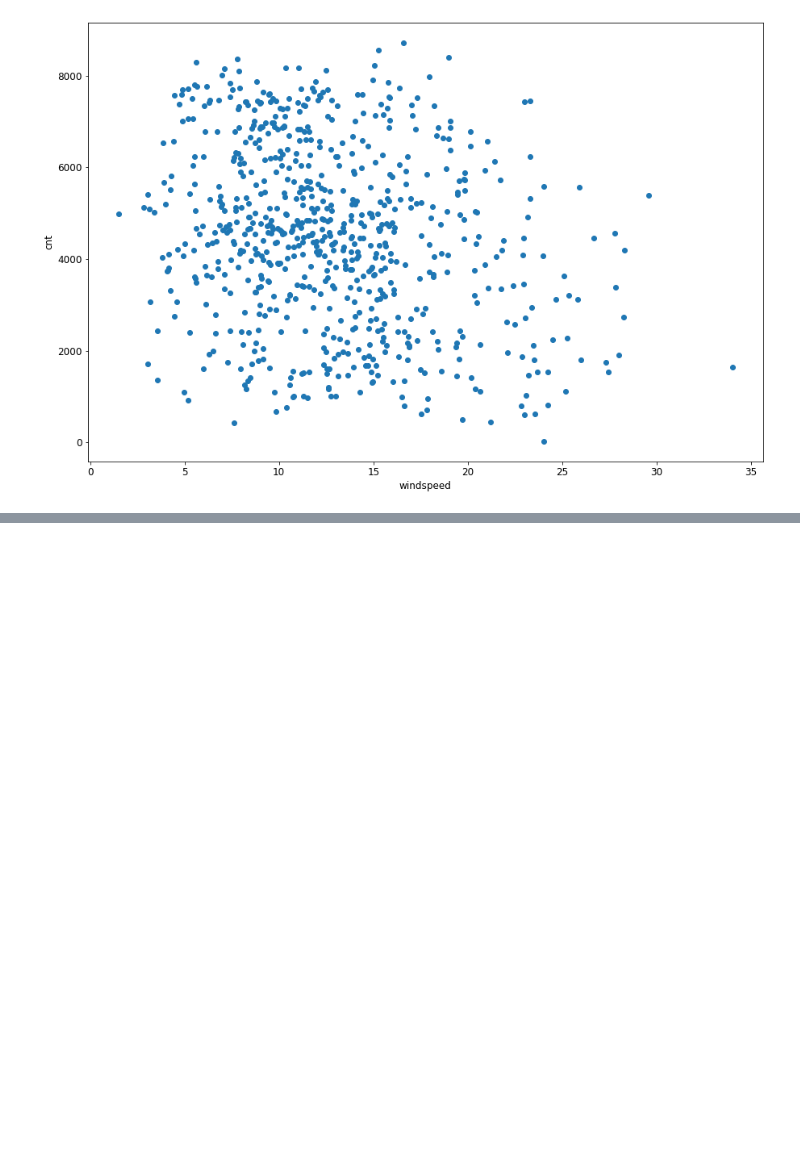
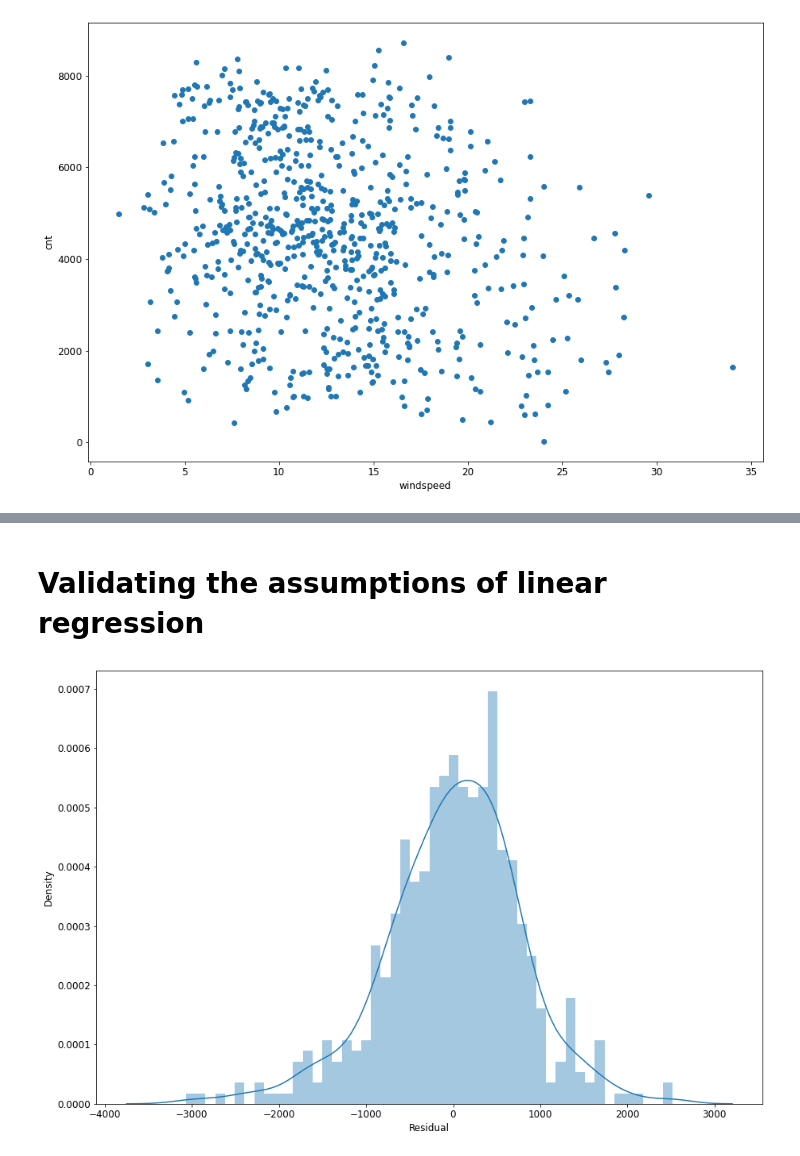
Before and after one commit to kvc0608/Bike-sharing, a Jupyter notebook: Anirudh_KVC.ipynb, the cells around one changed output, grey strips where cells are left out. Saved outputs shown, nothing was run; the diff lists cells and outputs as text; code cells hidden in the pictures; blank space fills up the shorter version.

```diff
--- a/Anirudh_KVC.ipynb
+++ b/Anirudh_KVC.ipynb
@@ -608,0 +737,4 @@ The adjusted r2 score on the test set is  0.79
+# %%
+sel_feat = ["atemp","yr","summer","winter","Mist","Light_snow_rain","windspeed","holiday","weekday"]
+models.append(Model_build(sel_feat))
+models[-1].train_model()
@@ -608,0 +780,2 @@ The adjusted r2 score on the test set is  0.79
+# %%
+rel_models.append(models[-1])
@@ -608,0 +784,4 @@ The adjusted r2 score on the test set is  0.79
+# %%
+sel_feat = ["atemp","yr","summer","winter","Mist","Light_snow_rain","windspeed","holiday","weekday","workingday"]
+models.append(Model_build(sel_feat))
+models[-1].train_model()
@@ -608,0 +828,9 @@ The adjusted r2 score on the test set is  0.79
+# %%
+rel_models.append(models[-1])
+# %% [markdown]
+# Validating the assumptions of linear regression
+# %%
+# Plotting dist plot of residuals for the final model
+rel_models[-1].plot_residual()
+# %% [output]
+[figure, added]
```
Also changed, not shown: parts of 122 cells of this notebook.
